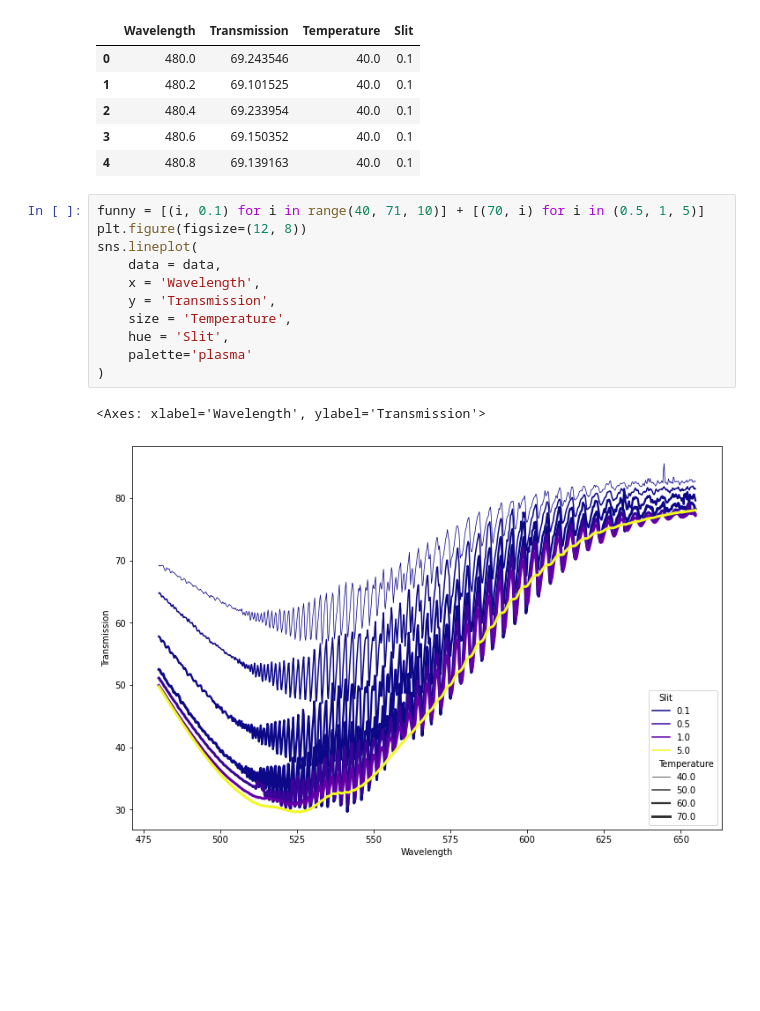
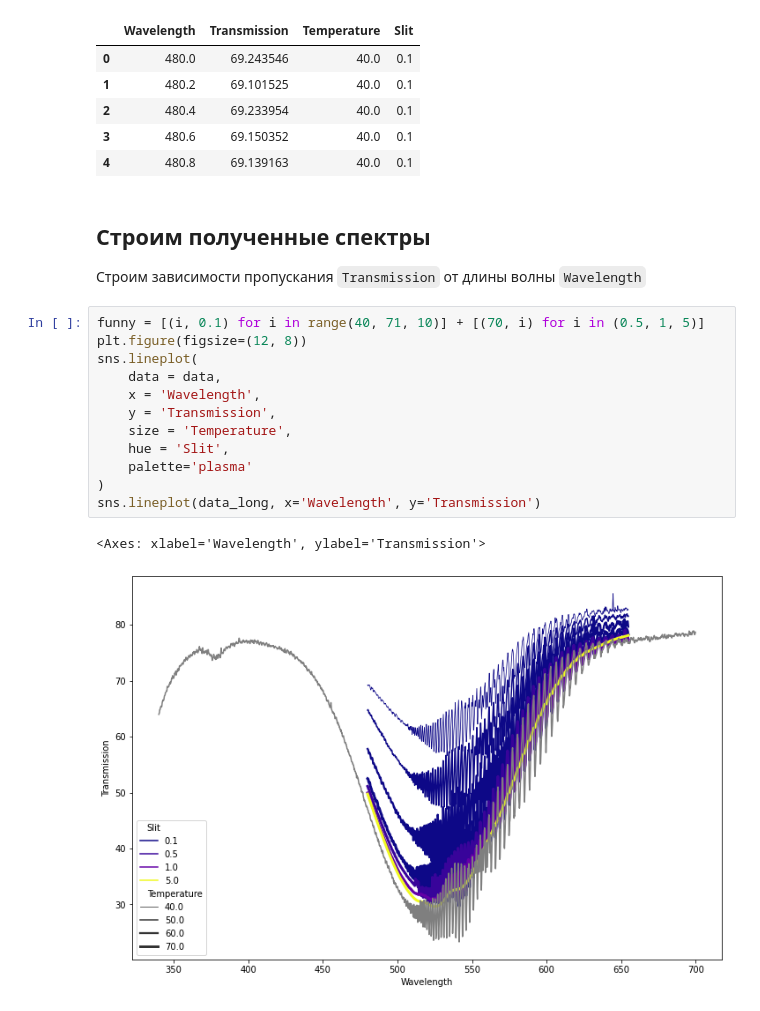
Before and after one commit to Redencon/Lapki, a Jupyter notebook: I2/I2.ipynb, the cells around one changed output. Saved outputs shown, nothing was run; the diff lists cells and outputs as text; blank space fills up the shorter version.

```diff
--- a/I2/I2.ipynb
+++ b/I2/I2.ipynb
@@ -35,17 +50,21 @@ data.head()
 | 2 | 480.4 | 69.233954 | 40.0 | 0.1 |
 | 3 | 480.6 | 69.150352 | 40.0 | 0.1 |
 | 4 | 480.8 | 69.139163 | 40.0 | 0.1 |
+# %% [markdown]
+## Строим полученные спектры
+Строим зависимости пропускания `Transmission` от длины волны `Wavelength`
 # %%
 funny = [(i, 0.1) for i in range(40, 71, 10)] + [(70, i) for i in (0.5, 1, 5)]
 plt.figure(figsize=(12, 8))
 sns.lineplot(
     data = data,
     x = 'Wavelength',
     y = 'Transmission',
     size = 'Temperature',
     hue = 'Slit',
     palette='plasma'
 )
+sns.lineplot(data_long, x='Wavelength', y='Transmission')
 # %% [output]
 <Axes: xlabel='Wavelength', ylabel='Transmission'>
-[figure, old version]
+[figure, new version]
```
Also changed, not shown: parts of 4 cells of this notebook.
